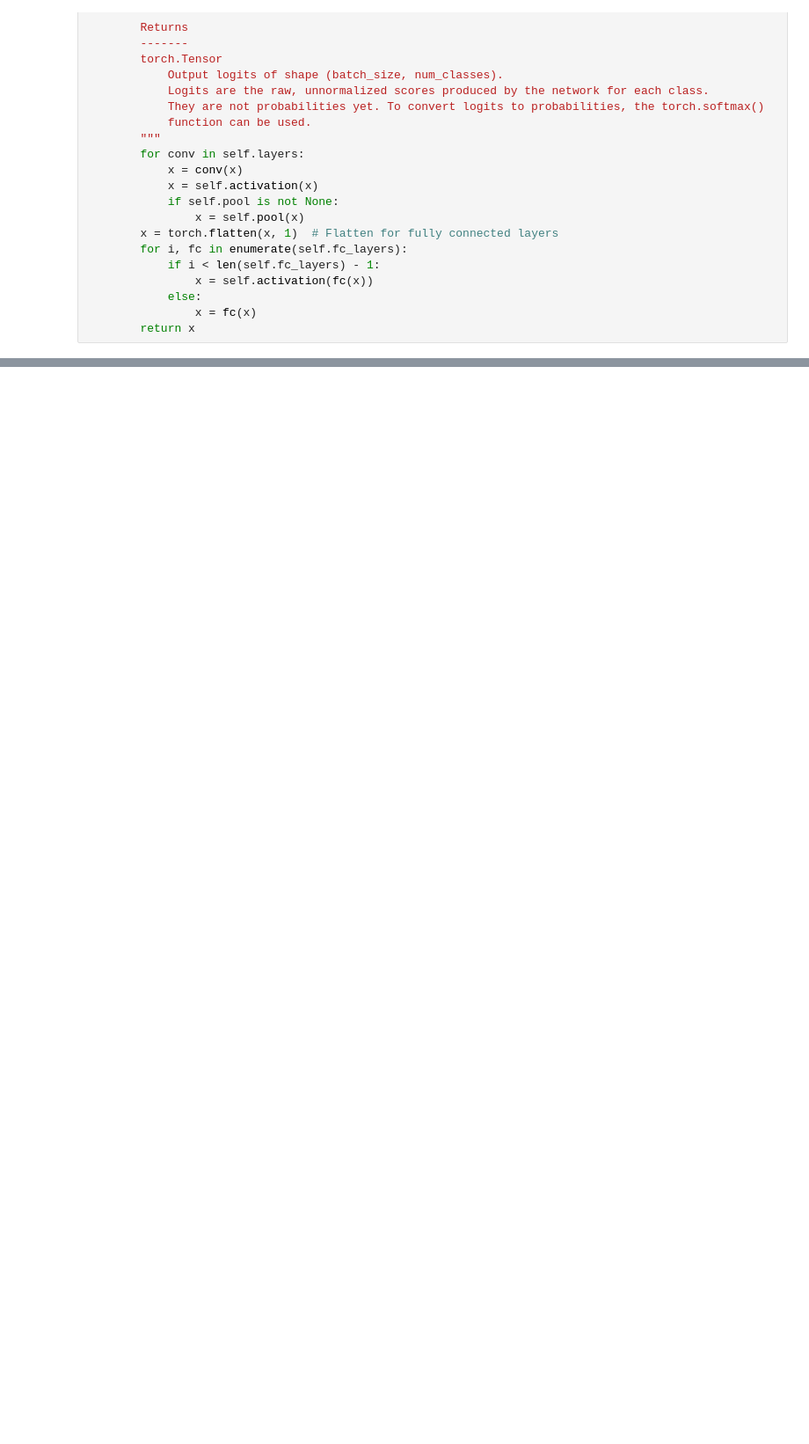
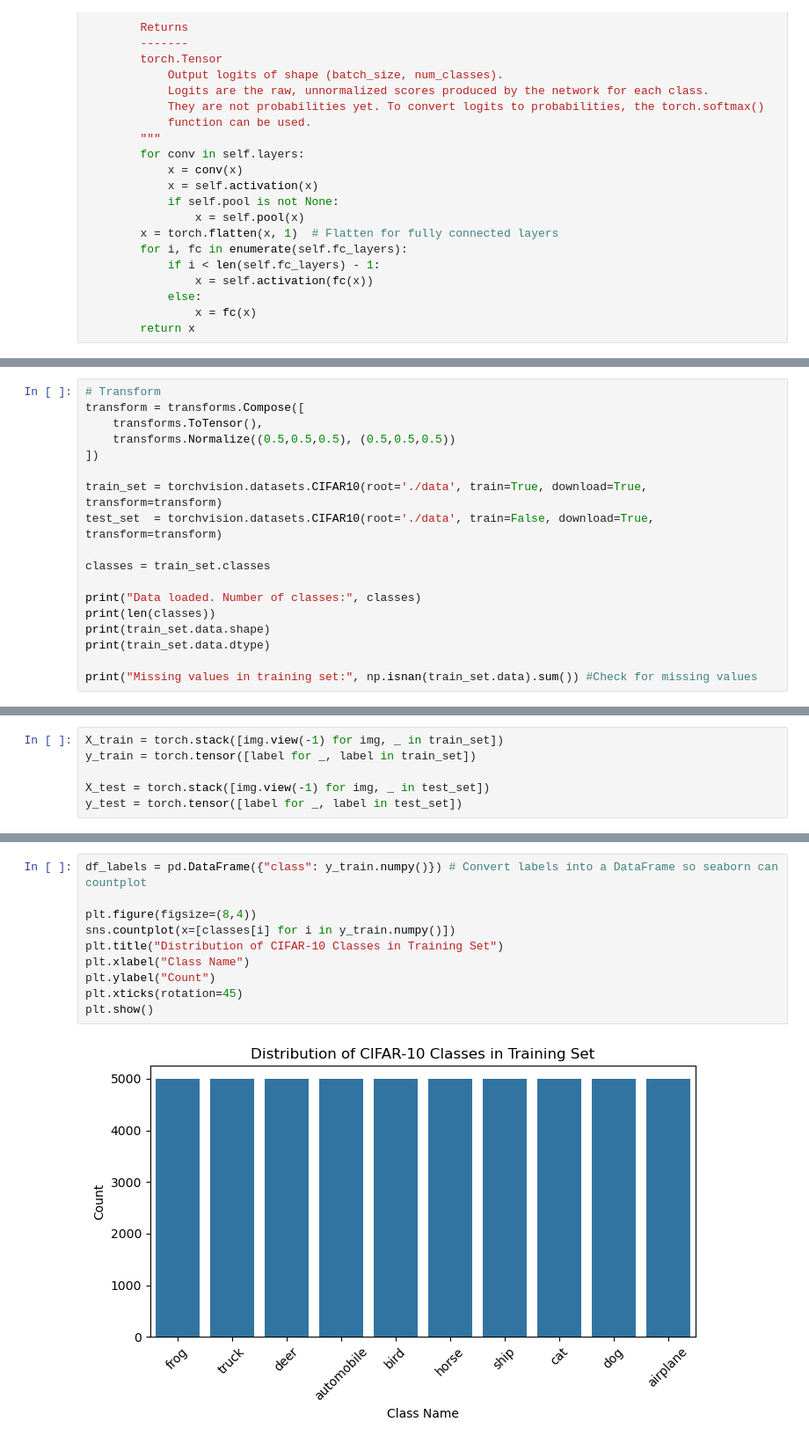
Before and after one commit to Tomaserra/Task-2-Deep-Learning, a Jupyter notebook: Tomas/Activity2_CARRIERISIMONE_TOMASSERRA.ipynb, the cells around one changed output, grey strips where cells are left out. Shown at 88% size. Saved outputs shown, nothing was run; the diff lists cells and outputs as text; blank space fills up the shorter version.

```diff
--- a/Tomas/Activity2_CARRIERISIMONE_TOMASSERRA.ipynb
+++ b/Tomas/Activity2_CARRIERISIMONE_TOMASSERRA.ipynb
@@ -865,0 +832,18 @@ Done.
+# %%
+# Transform
+transform = transforms.Compose([
+    transforms.ToTensor(),
+    transforms.Normalize((0.5,0.5,0.5), (0.5,0.5,0.5))
+])
+
+train_set = torchvision.datasets.CIFAR10(root='./data', train=True, download=True, transform=transform)
+test_set  = torchvision.datasets.CIFAR10(root='./data', train=False, download=True, transform=transform)
+
+classes = train_set.classes
+
+print("Data loaded. Number of classes:", classes)
+print(len(classes))
+print(train_set.data.shape)
+print(train_set.data.dtype)
+
+print("Missing values in training set:", np.isnan(train_set.data).sum()) #Check for missing values
@@ -865,0 +858,6 @@ Done.
+# %%
+X_train = torch.stack([img.view(-1) for img, _ in train_set])
+y_train = torch.tensor([label for _, label in train_set])
+
+X_test = torch.stack([img.view(-1) for img, _ in test_set])
+y_test = torch.tensor([label for _, label in test_set])
@@ -865,0 +866,12 @@ Done.
+# %%
+df_labels = pd.DataFrame({"class": y_train.numpy()}) # Convert labels into a DataFrame so seaborn can countplot
+
+plt.figure(figsize=(8,4))
+sns.countplot(x=[classes[i] for i in y_train.numpy()])
+plt.title("Distribution of CIFAR-10 Classes in Training Set")
+plt.xlabel("Class Name")
+plt.ylabel("Count")
+plt.xticks(rotation=45)
+plt.show()
+# %% [output]
+[figure, added]
```
Also changed, not shown: parts of 21 cells of this notebook.
